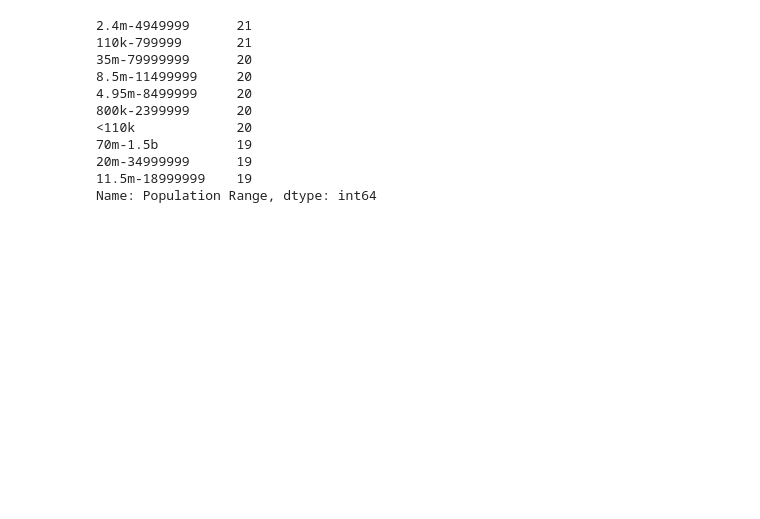
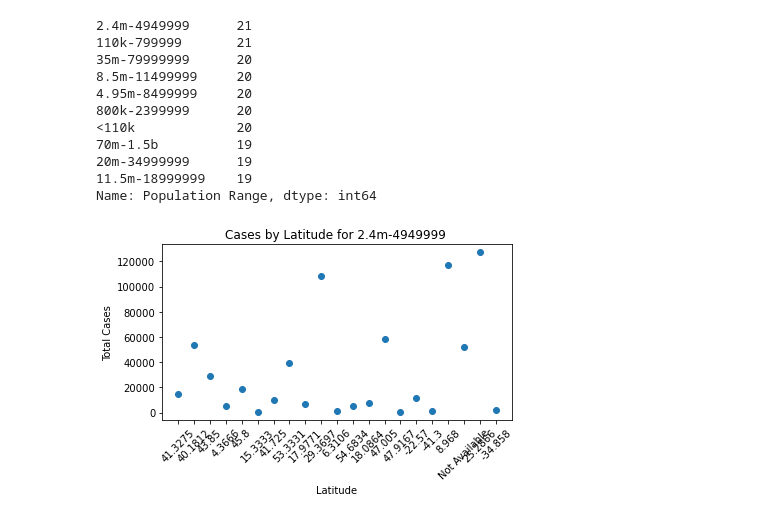
Before and after one commit to AustinRCole/COVID_Lat_GDP_analysis, a Jupyter notebook: Second Question Analysis.ipynb, the cells around one changed output. Cells and saved outputs as stored; diff of their text form; code cells hidden in the pictures; blank space fills up the shorter version.

Commit message:
scatter plots

```diff
--- a/Second Question Analysis.ipynb
+++ b/Second Question Analysis.ipynb
@@ -68,3 +68,25 @@ pop_lat['Population Range'].value_counts()
 20m-34999999      19
 11.5m-18999999    19
 Name: Population Range, dtype: int64
+# %%
+pop_range = '2.4m-4949999'
+group = subset.loc[(subset['Population Range'] == f'{pop_range}')]
+group_lat = group['Latitude']
+group_cases = group['Cases']
+group_deaths = group['Deaths']
+group_dp1k = group['Deaths per 1000 Cases']
+# %%
+plt.scatter(group_lat, group_cases)
+plt.xlabel('Latitude')
+plt.ylabel('Total Cases')
+plt.title(f'Cases by Latitude for {pop_range} ')
+#plt.xlim(-.5, 9.5)
+#plt.ylim(0, 240)
+
+
+
+plt.xticks(rotation=45)
+plt.tight_layout()
+plt.show()
+# %% [output]
+[figure, added]
```
Also changed, not shown: parts of 6 cells of this notebook.
